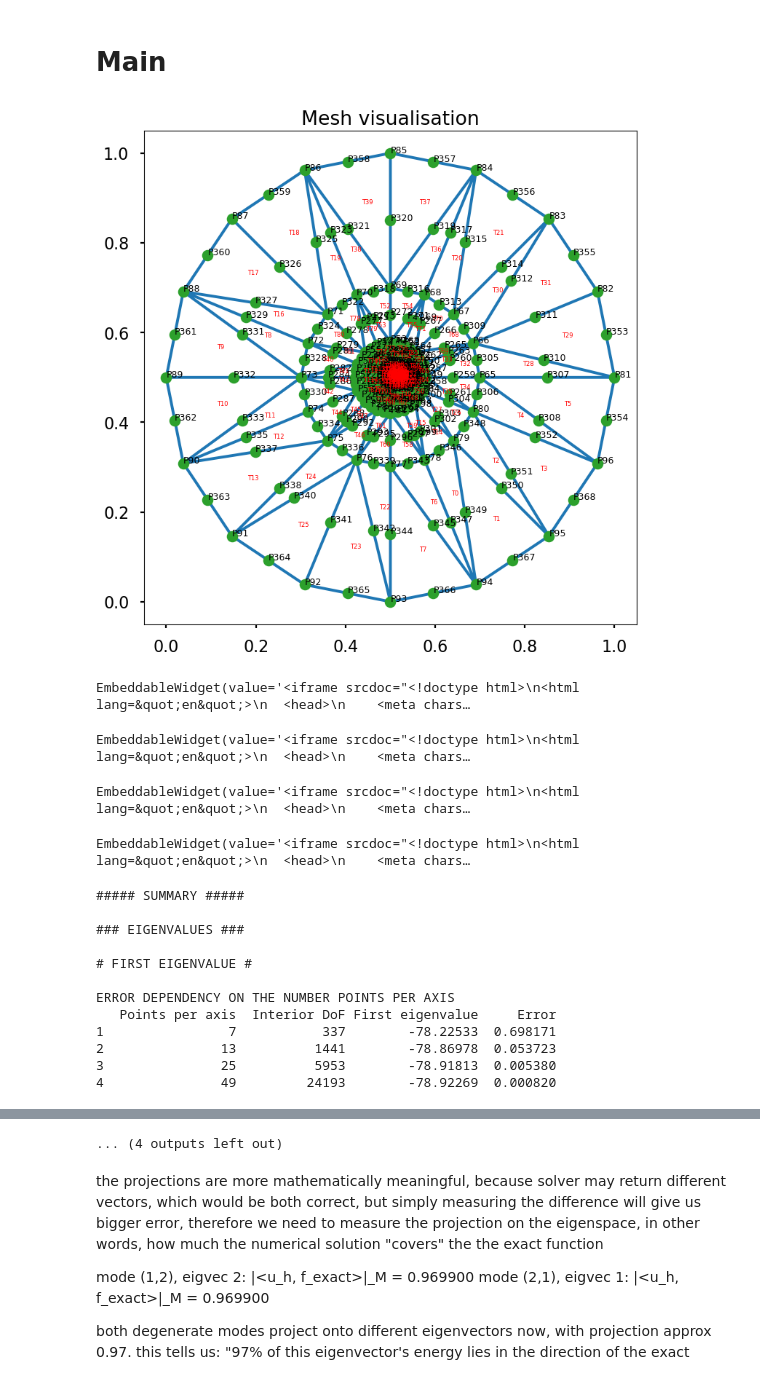
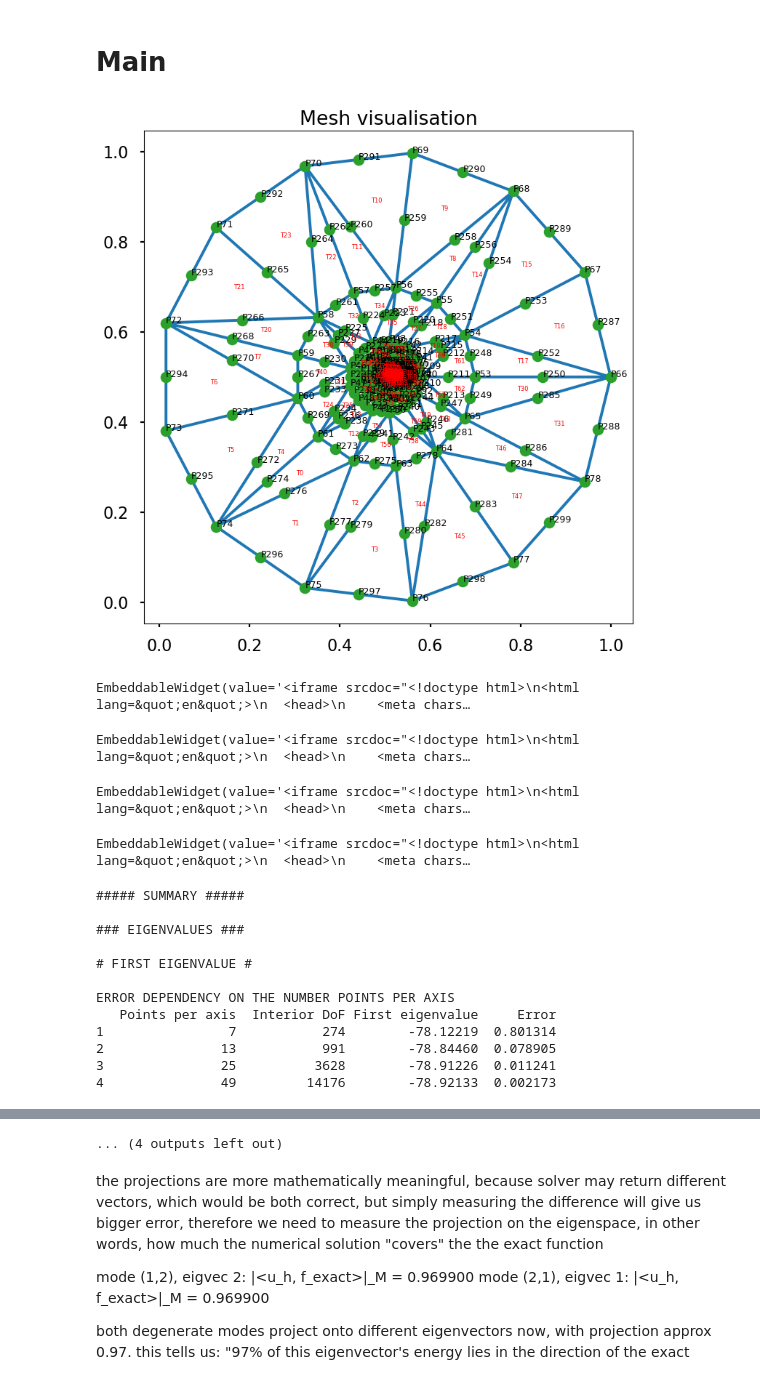
Before and after one commit to Lio0King/Finite-Element-approximation-of-the-elliptic-eigenvalue-problems, a Jupyter notebook: 2D FEM_P2_elem.ipynb, the cells around one changed output, grey strips where cells are left out. Saved outputs shown, nothing was run; the diff lists cells and outputs as text; code cells hidden in the pictures.

```diff
--- a/2D FEM_P2_elem.ipynb
+++ b/2D FEM_P2_elem.ipynb
@@ -2186,8 +2186,15 @@ potential = 5
 omega = 160
 potential_harm_oscil = partial(harmonic_oscillator_potential, omega=omega)
 potential_coulomb = partial(coulomb_potential, epsilon=1e-2)
-n_angular = [16, 32, 64, 128]
+n_angular = []
 R = 0.5
+
+target_aspect = 1.3
+for n_points in n_points_list:
+       ratio = (R / (1e-2/5))**(1 / (n_points-1))
+       outer_radial_width = R - R / ratio
+       n_angular_needed = int(2*np.pi*R / (outer_radial_width / target_aspect))
+       n_angular.append(n_angular_needed)
 
 
 eigval_errors = []
@@ -2241,7 +2248,6 @@ eigf_1_H1_conv_table = pd.DataFrame(columns=["h", "Error", "Rate of convergence"
 
 eigf_23_proj_conv_table = pd.DataFrame(columns=["h", "Error", "Rate of convergence"])
 eigf_23_H1_conv_table = pd.DataFrame(columns=["h", "Error", "Rate of convergence"])
-
 
 for index, n_points in enumerate(n_points_list):
        n_ang = n_angular[index]
@@ -2366,34 +2372,34 @@ print(f"\nL2 ERROR BETWEEN EXACT AND NUMERICAL EIGENFUNCTIONS\n{first_eigf_L2_er
 print(f"\nH1 ERROR BETWEEN EXACT AND NUMERICAL EIGENFUNCTIONS\n{first_eigf_H1_error_table}")
 
 plot_convergence(hs, eigf_L2_errors, base, 3.0, "Convergence of the FEM L2 Eigenfunction", "(E(L2))", p_global_L2_eigf)
 plot_convergence(hs, eigf_1_H1_errors, base, 2.0, "Convergence of the FEM H1 Eigenfunction", "(E(H1))", p_global_H1_1_eigf)
 
 # convergence rate of the eigenfucntions
 print(f"\nEIGENFUNCTION CONVERGENCE RATE TABLE (L2)\n{eigf_L2_conv_table}\n")
 print(f"\nEIGENFUNCTION CONVERGENCE RATE TABLE (H1)\n{eigf_1_H1_conv_table}\n")
 
 print(f"\nGlobal eigenfunction L2 convergence rate: {p_global_L2_eigf} (expected 3.0)")
 print(f"\nGlobal eigenfunction H1 convergence rate: {p_global_H1_1_eigf} (expected 2.0)")
 
 print()
 print("# DEGENERATE (REPEATED) EIGENFUNCTIONS #")
 
 print(f"\nPROJECTION ERROR BETWEEN EXACT AND SECOND/THIRD NUMERICAL EIGENFUNCTIONS\n{eigf_23_proj_error_table}")
 print(f"\nH1 ERROR BETWEEN EXACT AND SECOND/THIRD NUMERICAL EIGENFUNCTIONS\n{eigf_23_H1_error_table}")
 
 # have to use hs[1:] and errors[1:] since the coarse mesh porduces nan in the error, because it doesnt have the degenerate eigenfunctions, therefore needs to be skipped
 plot_convergence(hs[1:], eigf_23_proj_errors[1:], base, 3.0, "Convergence of the degenerate FEM Projected Eigenfunction", "(E(proj))", p_global_proj_23_eigf)
 plot_convergence(hs[1:], eigf_23_H1_errors[1:], base, 2.0, "Convergence of the degenerate FEM H1 Eigenfunction", "(E(H1))", p_global_H1_23_eigf)
 
 
 # convergence rate of the eigenfucntions
 print(f"\nSECOND-THIRD EIGENFUNCTION CONVERGENCE RATE TABLE (Projection)\n{eigf_23_proj_conv_table}\n")
 print(f"\nSECOND-THIRD EIGENFUNCTION CONVERGENCE RATE TABLE (H1)\n{eigf_23_H1_conv_table}\n")
 
 print(f"\nGlobal eigenfunction projection convergence rate: {p_global_proj_23_eigf} (expected 3.0)")
 print(f"\nGlobal eigenfunction H1 convergence rate: {p_global_H1_23_eigf} (expected 2.0)")
 # %% [output]
-[figure, old version]
+[figure, new version]
 EmbeddableWidget(value='<iframe srcdoc="<!doctype html>\n<html lang=&quot;en&quot;>\n  <head>\n    <meta chars…
 EmbeddableWidget(value='<iframe srcdoc="<!doctype html>\n<html lang=&quot;en&quot;>\n  <head>\n    <meta chars…
 EmbeddableWidget(value='<iframe srcdoc="<!doctype html>\n<html lang=&quot;en&quot;>\n  <head>\n    <meta chars…
@@ -2406,7 +2412,7 @@ EmbeddableWidget(value='<iframe srcdoc="<!doctype html>\n<html lang=&quot;en&quo
 
 ERROR DEPENDENCY ON THE NUMBER POINTS PER AXIS
    Points per axis  Interior DoF First eigenvalue     Error
-1                7           337        -78.22533  0.698171
-2               13          1441        -78.86978  0.053723
-3               25          5953        -78.91813  0.005380
-4               49         24193        -78.92269  0.000820
+1                7           274        -78.12219  0.801314
+2               13           991        -78.84460  0.078905
+3               25          3628        -78.91226  0.011241
+4               49         14176        -78.92133  0.002173
```
Also changed, not shown: parts of 1 cell of this notebook.
